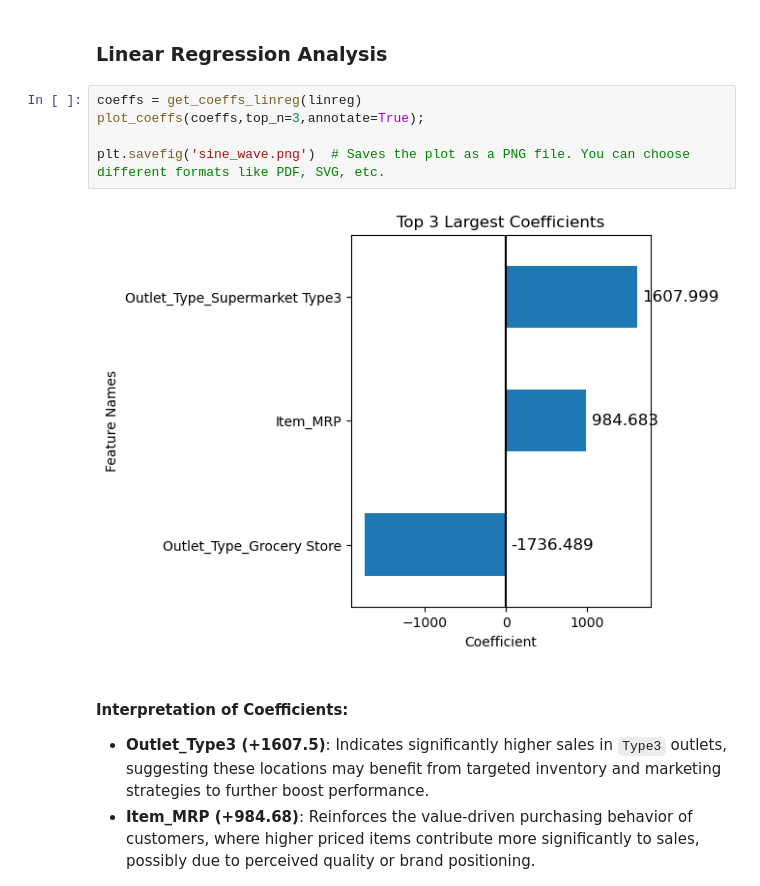
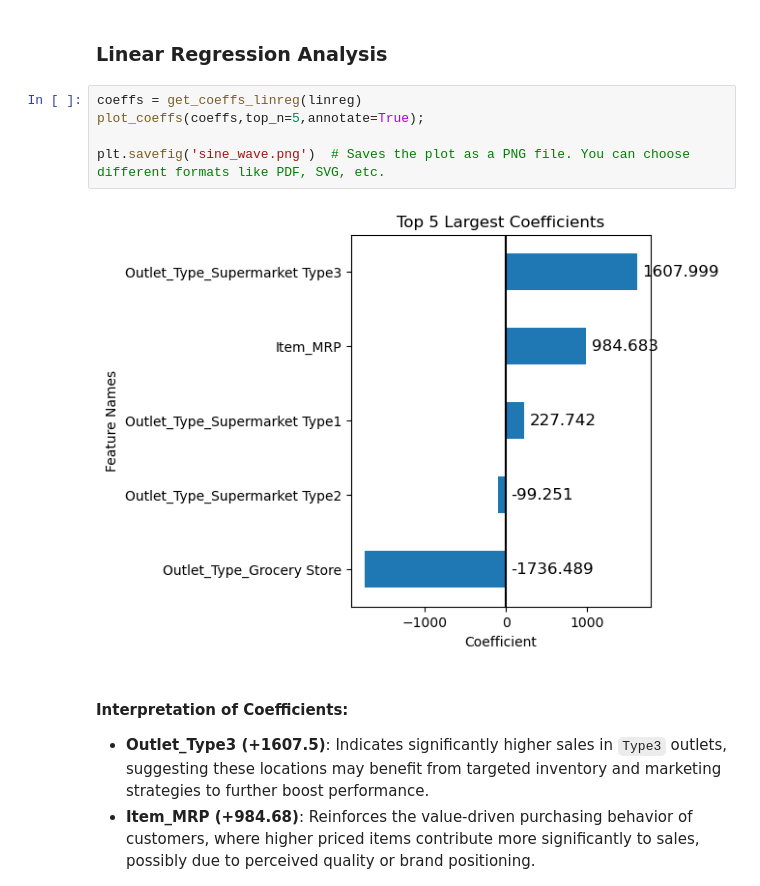
Before and after one commit to hekmat-ashqer/Prediction-of-Product-Sales, a Jupyter notebook: Prediction_of_Product_Sales.ipynb, the cells around one changed output. Drawn from its saved outputs; the diff is of its cells as text.

```diff
--- a/Prediction_of_Product_Sales.ipynb
+++ b/Prediction_of_Product_Sales.ipynb
@@ -2644,11 +2644,11 @@ def plot_coeffs_color(coeffs, top_n=None,  figsize=(8,6), legend_loc='best',
 ### Linear Regression Analysis
 # %%
 coeffs = get_coeffs_linreg(linreg)
-plot_coeffs(coeffs,top_n=3,annotate=True);
+plot_coeffs(coeffs,top_n=5,annotate=True);
 
 plt.savefig('sine_wave.png')  # Saves the plot as a PNG file. You can choose different formats like PDF, SVG, etc.
 # %% [output]
-[figure, old version]
+[figure, new version]
 # %% [markdown]
 #### Interpretation of Coefficients:
 - **Outlet_Type3 (+1607.5)**: Indicates significantly higher sales in `Type3` outlets, suggesting these locations may benefit from targeted inventory and marketing strategies to further boost performance.
```
Also changed, not shown: 1 other file.
